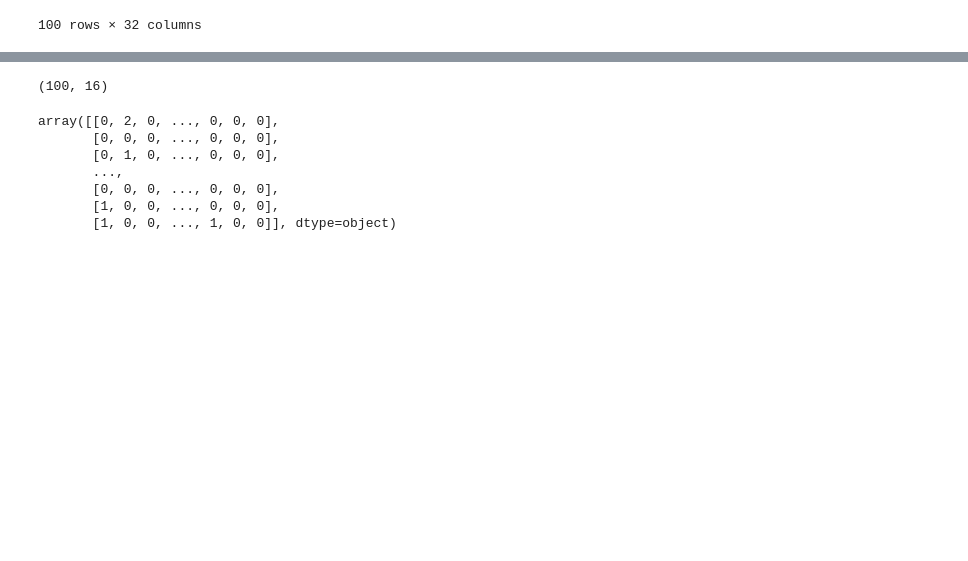
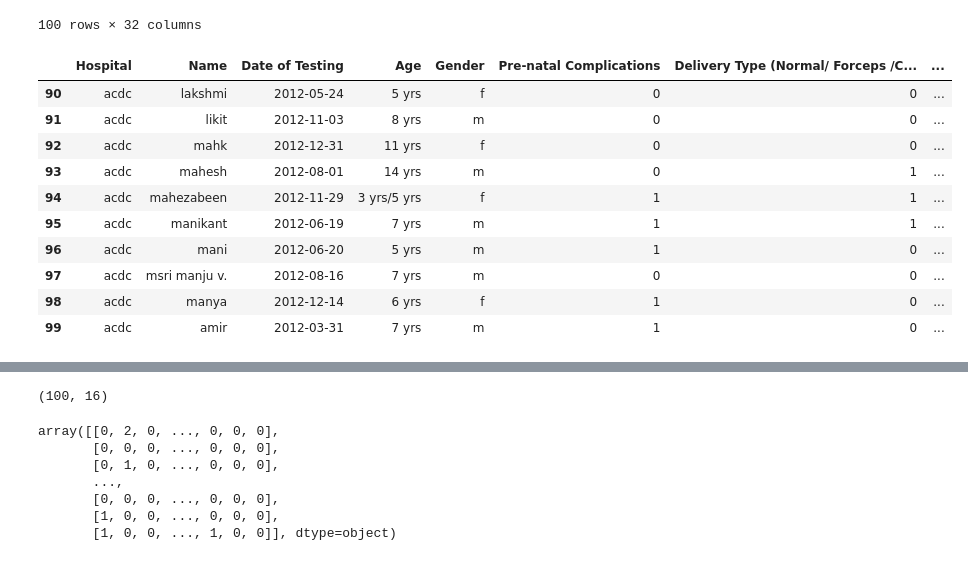
Before and after one commit to utkarsh0702/Projects, a Jupyter notebook: Milestone_Prediction.ipynb, the cells around one changed output, grey strips where cells are left out. Cells and saved outputs as stored; diff of their text form; code cells hidden in the pictures; blank space fills up the shorter version.

```diff
--- a/Milestone_Prediction.ipynb
+++ b/Milestone_Prediction.ipynb
@@ -71,6 +71,20 @@ df
 | 98 | acdc | manya | 2012-12-14 | 6 yrs | f | 1 | 0 | ... |
 | 99 | acdc | amir | 2012-03-31 | 7 yrs | m | 1 | 0 | ... |
 100 rows × 32 columns
+# %%
+df.tail(10)
+# %% [output]
+|  | Hospital | Name | Date of Testing | Age | Gender | Pre-natal Complications | Delivery Type (Normal/ Forceps /C... | ... |
+| 90 | acdc | lakshmi | 2012-05-24 | 5 yrs | f | 0 | 0 | ... |
+| 91 | acdc | likit | 2012-11-03 | 8 yrs | m | 0 | 0 | ... |
+| 92 | acdc | mahk | 2012-12-31 | 11 yrs | f | 0 | 0 | ... |
+| 93 | acdc | mahesh | 2012-08-01 | 14 yrs | m | 0 | 1 | ... |
+| 94 | acdc | mahezabeen | 2012-11-29 | 3 yrs/5 yrs | f | 1 | 1 | ... |
+| 95 | acdc | manikant | 2012-06-19 | 7 yrs | m | 1 | 1 | ... |
+| 96 | acdc | mani | 2012-06-20 | 5 yrs | m | 1 | 0 | ... |
+| 97 | acdc | msri manju v. | 2012-08-16 | 7 yrs | m | 0 | 0 | ... |
+| 98 | acdc | manya | 2012-12-14 | 6 yrs | f | 1 | 0 | ... |
+| 99 | acdc | amir | 2012-03-31 | 7 yrs | m | 1 | 0 | ... |
 # %%
 x_data= df.iloc[:,5:21]
 x_data
```
Also changed, not shown: parts of 19 cells of this notebook.
